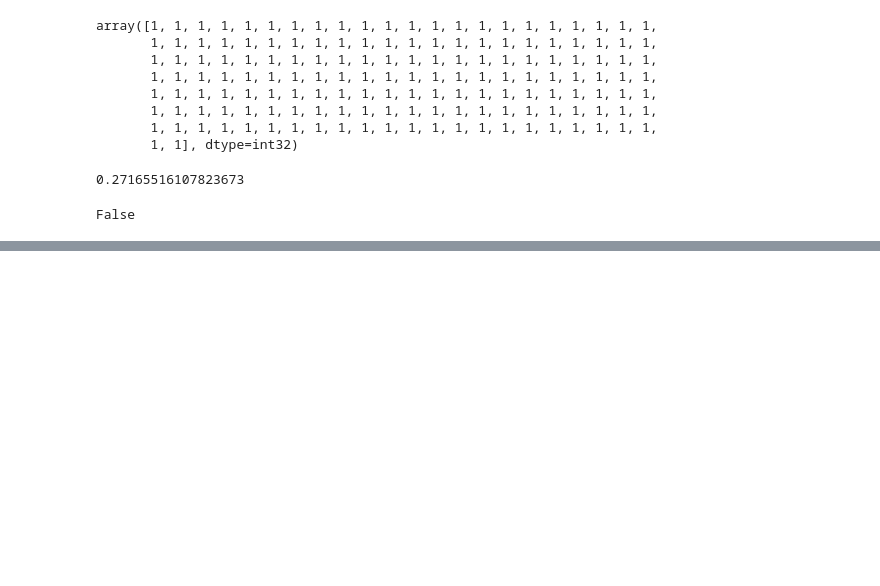
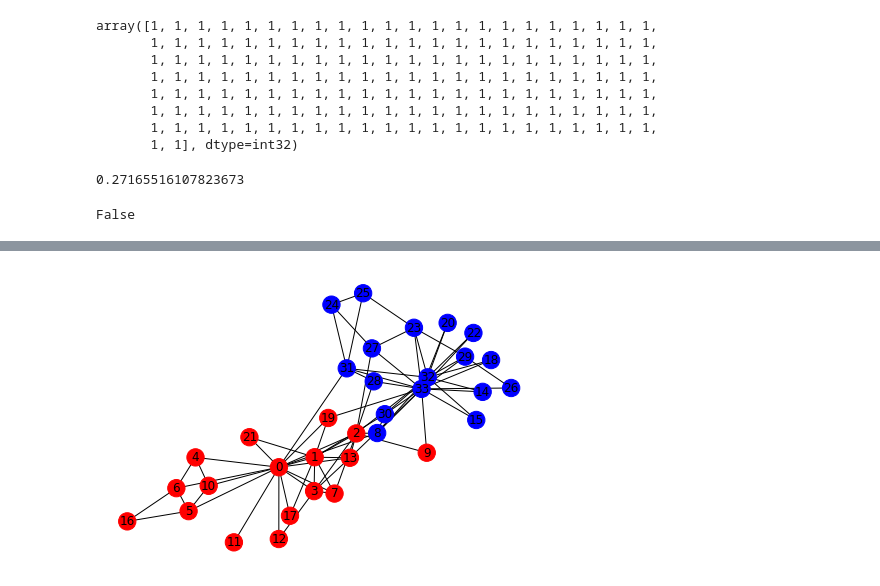
Before and after one commit to PatrickRi/controversy-detection, a Jupyter notebook: karate.ipynb, the cells around one changed output, grey strips where cells are left out. Saved outputs shown, nothing was run; the diff lists cells and outputs as text; code cells hidden in the pictures; blank space fills up the shorter version.

```diff
--- a/karate.ipynb
+++ b/karate.ipynb
@@ -212,0 +261,5 @@ test.
+# %%
+nx.draw(nx.convert_node_labels_to_integers(G), node_color=color_map, with_labels=True)
+plt.show()
+# %% [output]
+[figure, added]
```
Also changed, not shown: parts of 17 cells of this notebook, 9 other files.
